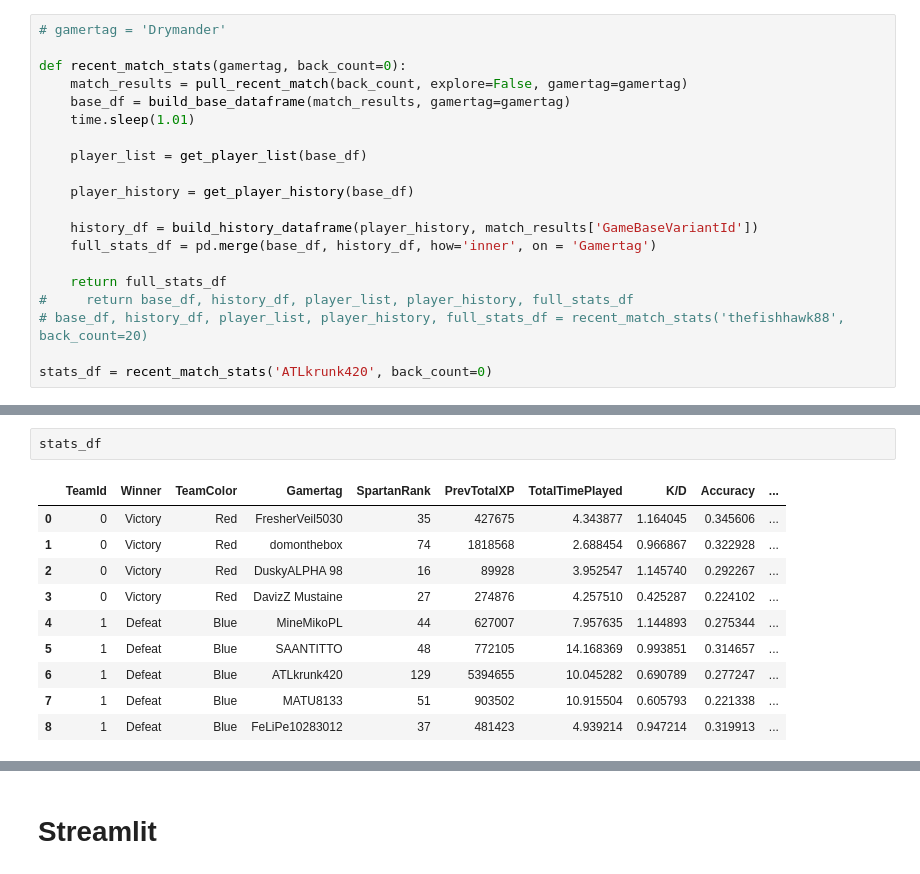
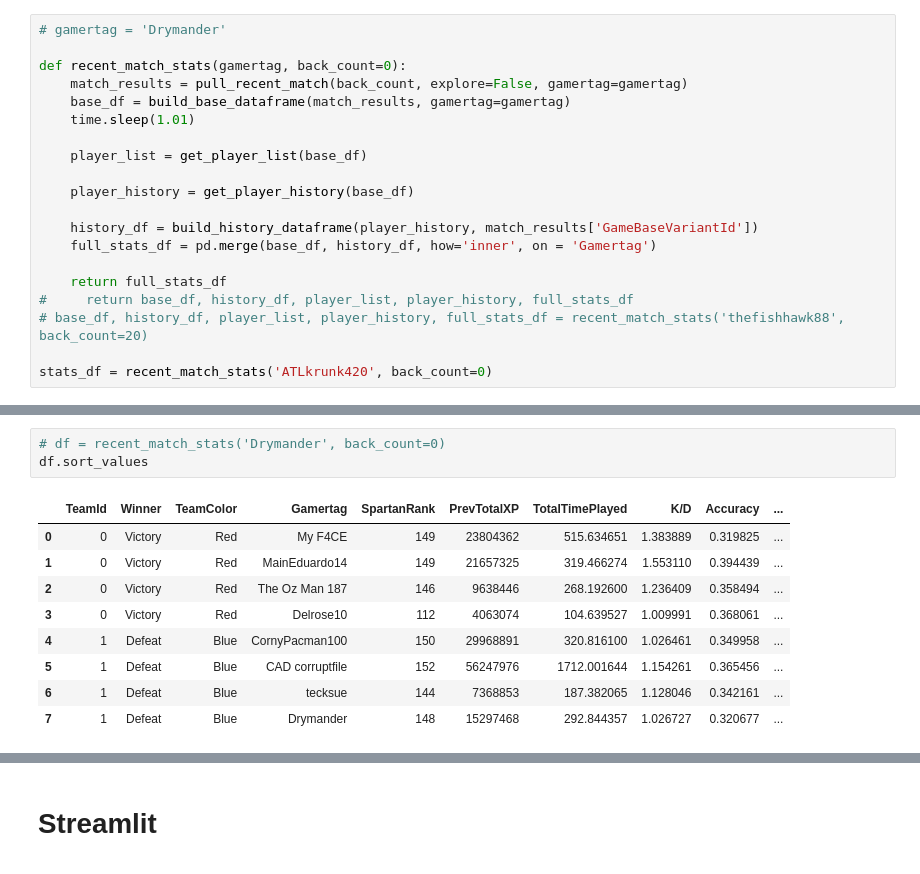
Before and after one commit to Drymander/Capstone-Halo-5, a Jupyter notebook: Single Match.ipynb, the cells around one changed output, grey strips where cells are left out. Drawn from its saved outputs; the diff is of its cells as text.

```diff
--- a/Single Match.ipynb
+++ b/Single Match.ipynb
@@ -427,13 +415,13 @@ recent_match_stats('Drymander', back_count=1)
-# %%
-stats_df
-# %% [output]
-|  | TeamId | Winner | TeamColor | Gamertag | SpartanRank | PrevTotalXP | TotalTimePlayed | K/D | Accuracy | ... |
-| 0 | 0 | Victory | Red | FresherVeil5030 | 35 | 427675 | 4.343877 | 1.164045 | 0.345606 | ... |
-| 1 | 0 | Victory | Red | domonthebox | 74 | 1818568 | 2.688454 | 0.966867 | 0.322928 | ... |
-| 2 | 0 | Victory | Red | DuskyALPHA 98 | 16 | 89928 | 3.952547 | 1.145740 | 0.292267 | ... |
-| 3 | 0 | Victory | Red | DavizZ Mustaine | 27 | 274876 | 4.257510 | 0.425287 | 0.224102 | ... |
-| 4 | 1 | Defeat | Blue | MineMikoPL | 44 | 627007 | 7.957635 | 1.144893 | 0.275344 | ... |
-| 5 | 1 | Defeat | Blue | SAANTITTO | 48 | 772105 | 14.168369 | 0.993851 | 0.314657 | ... |
-| 6 | 1 | Defeat | Blue | ATLkrunk420 | 129 | 5394655 | 10.045282 | 0.690789 | 0.277247 | ... |
-| 7 | 1 | Defeat | Blue | MATU8133 | 51 | 903502 | 10.915504 | 0.605793 | 0.221338 | ... |
-| 8 | 1 | Defeat | Blue | FeLiPe10283012 | 37 | 481423 | 4.939214 | 0.947214 | 0.319913 | ... |
+# %%
+# df = recent_match_stats('Drymander', back_count=0)
+df.sort_values
+# %% [output]
+|  | TeamId | Winner | TeamColor | Gamertag | SpartanRank | PrevTotalXP | TotalTimePlayed | K/D | Accuracy | ... |
+| 0 | 0 | Victory | Red | My F4CE | 149 | 23804362 | 515.634651 | 1.383889 | 0.319825 | ... |
+| 1 | 0 | Victory | Red | MainEduardo14 | 149 | 21657325 | 319.466274 | 1.553110 | 0.394439 | ... |
+| 2 | 0 | Victory | Red | The Oz Man 187 | 146 | 9638446 | 268.192600 | 1.236409 | 0.358494 | ... |
+| 3 | 0 | Victory | Red | Delrose10 | 112 | 4063074 | 104.639527 | 1.009991 | 0.368061 | ... |
+| 4 | 1 | Defeat | Blue | CornyPacman100 | 150 | 29968891 | 320.816100 | 1.026461 | 0.349958 | ... |
+| 5 | 1 | Defeat | Blue | CAD corruptfile | 152 | 56247976 | 1712.001644 | 1.154261 | 0.365456 | ... |
+| 6 | 1 | Defeat | Blue | tecksue | 144 | 7368853 | 187.382065 | 1.128046 | 0.342161 | ... |
+| 7 | 1 | Defeat | Blue | Drymander | 148 | 15297468 | 292.844357 | 1.026727 | 0.320677 | ... |
```
Also changed, not shown: parts of 14 cells of this notebook, 4 other files.
